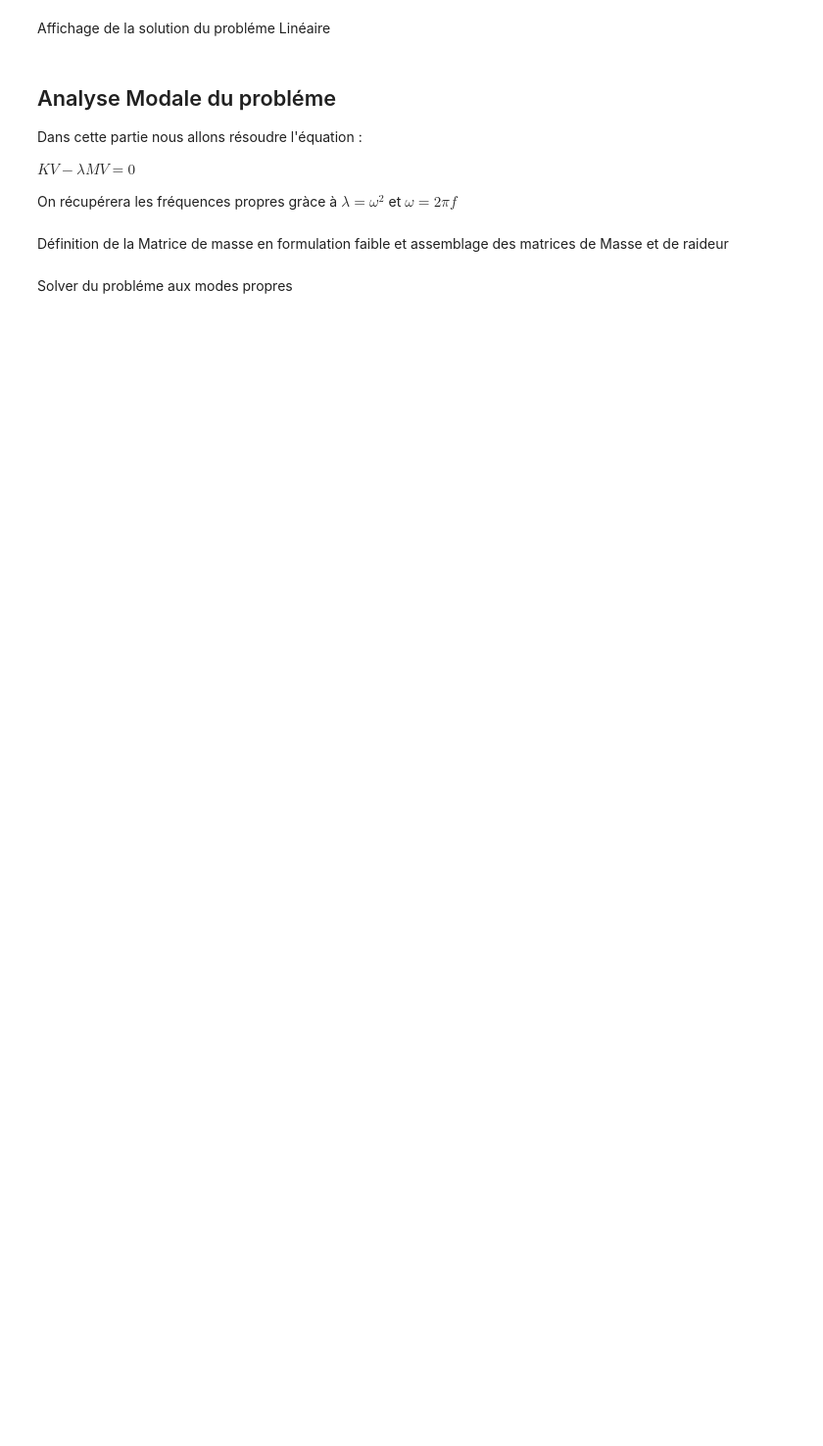
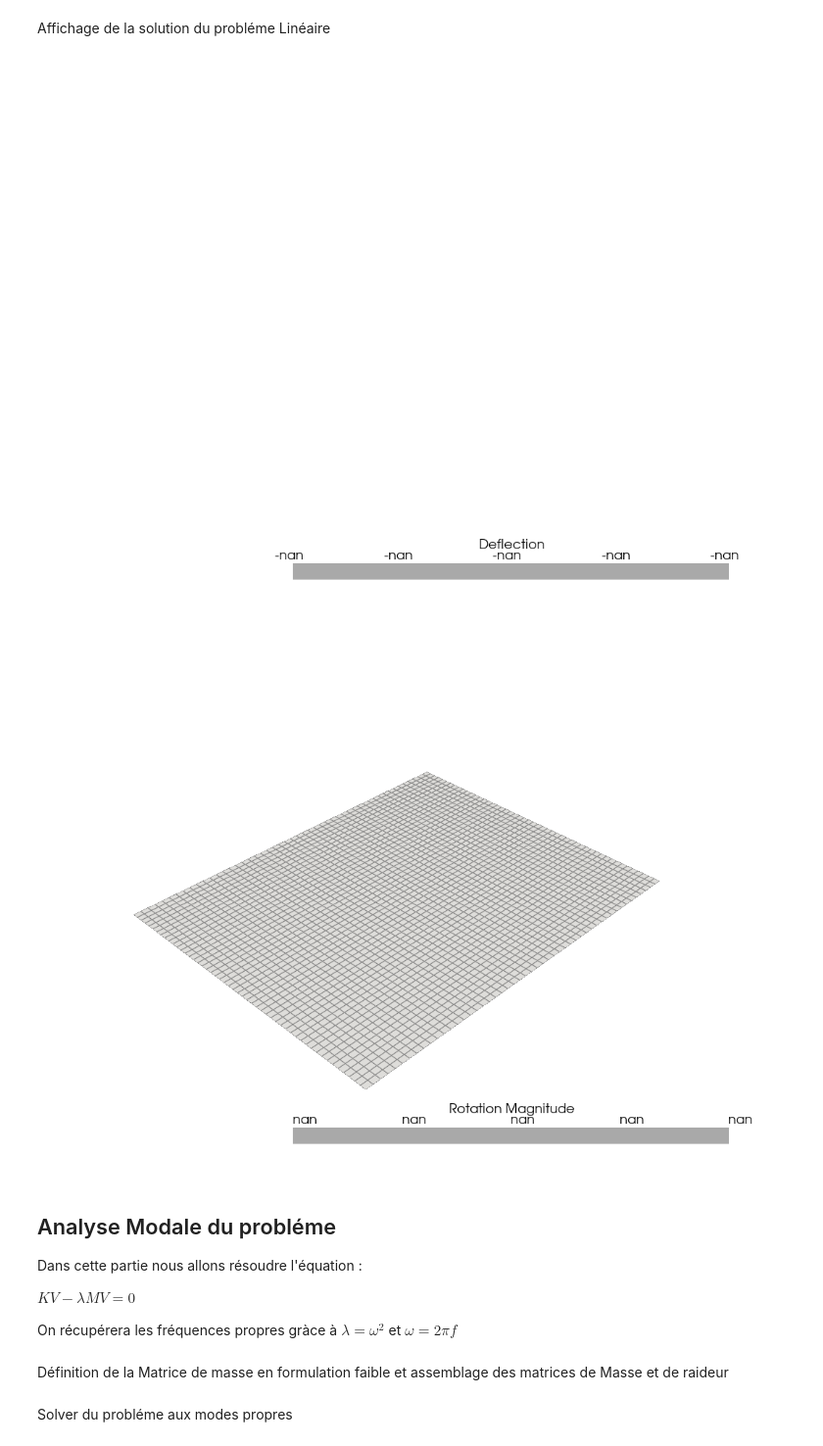
Before and after one commit to Oxineo/Modal-Analysis-Reissner-Mindlin-Plate, a Jupyter notebook: modal_analysis_plate_Reisnert_Mindlin_Thermo_elastic_stress.ipynb, the cells around one changed output. Shown at 98% size. Saved outputs shown, nothing was run; the diff lists cells and outputs as text; code cells hidden in the pictures; blank space fills up the shorter version.

```diff
--- a/modal_analysis_plate_Reisnert_Mindlin_Thermo_elastic_stress.ipynb
+++ b/modal_analysis_plate_Reisnert_Mindlin_Thermo_elastic_stress.ipynb
@@ -152,10 +224,10 @@ $U_e = U_3$
 
 $T_e = \begin{bmatrix} \phi_1  \\ \phi_2 \end{bmatrix} $
 # %%
-
+Pe = basix.ufl.element("Q", domain.basix_cell(), 1, shape=(2,))
 Ue = basix.ufl.element("Q", domain.basix_cell(), 2)
 Te = basix.ufl.element("Q", domain.basix_cell(), 1, shape=(2,))
-V = fem.functionspace(domain, basix.ufl.mixed_element([Ue, Te]))
+V = fem.functionspace(domain, basix.ufl.mixed_element([Pe , Ue, Te]))
 # %% [markdown]
 Création des fonctions pour la formulation faible
 # %%
@@ -198,8 +270,3 @@ problem = LinearProblem(
     a, L, u=u, bcs=bcs, petsc_options={"ksp_type": "preonly", "pc_type": "lu"}, petsc_options_prefix="Plate"
 )
 problem.solve()
-
-with io.VTKFile(domain.comm, "plates.xdmf", "w") as vtk:
-    w = u.sub(0).collapse()
-    w.name = "Deflection"
-    vtk.write_function(w)
@@ -209,41 +278,49 @@ Affichage de la solution du probléme Linéaire
 import pyvista
 from dolfinx import plot
 
-pyvista.set_jupyter_backend('trame')
+pyvista.set_jupyter_backend('static')
+
+with io.VTKFile(domain.comm, "plates.xdmf", "w") as vtk:
+    w = u.sub(1).collapse()
+    w.name = "Deflection"
+    vtk.write_function(w)
 
 Vw = w.function_space
 w_topology, w_cell_types, w_geometry = plot.vtk_mesh(Vw)
 w_grid = pyvista.UnstructuredGrid(w_topology, w_cell_types, w_geometry)
 w_grid.point_data["Deflection"] = w.x.array
 w_grid.set_active_scalars("Deflection")
 warped = w_grid.warp_by_scalar("Deflection", factor=5)
 
 plotter = pyvista.Plotter()
 plotter.add_mesh(
     warped,
     show_scalar_bar=True,
     scalars="Deflection",
 )
 edges = warped.extract_all_edges()
 plotter.add_mesh(edges, color="k", line_width=1)
 plotter.show()
 
-theta = u.sub(1).collapse()
+theta = u.sub(2).collapse()
 Vt = theta.function_space
 theta_topology, theta_cell_types, theta_geometry = plot.vtk_mesh(Vt)
 theta_grid = pyvista.UnstructuredGrid(theta_topology, theta_cell_types, theta_geometry)
 beta_3D = np.zeros((theta_geometry.shape[0], 3))
 beta_3D[:, :2] = theta.x.array.reshape(-1, 2) @ np.array([[0, -1], [1, 0]])
 theta_grid["beta"] = beta_3D
 theta_grid.set_active_vectors("beta")
 """
 """
 plotter = pyvista.Plotter()
 plotter.add_mesh(
     theta_grid.arrows, lighting=False, scalar_bar_args={"title": "Rotation Magnitude"}
 )
 plotter.add_mesh(theta_grid, color="grey", ambient=0.6, opacity=0.5, show_edges=True)
 plotter.show()
+# %% [output]
+[figure, added]
+[figure, added]
 # %% [markdown]
 Analyse Modale du probléme
 -------
```
Also changed, not shown: parts of 17 cells of this notebook, 1 other file.
